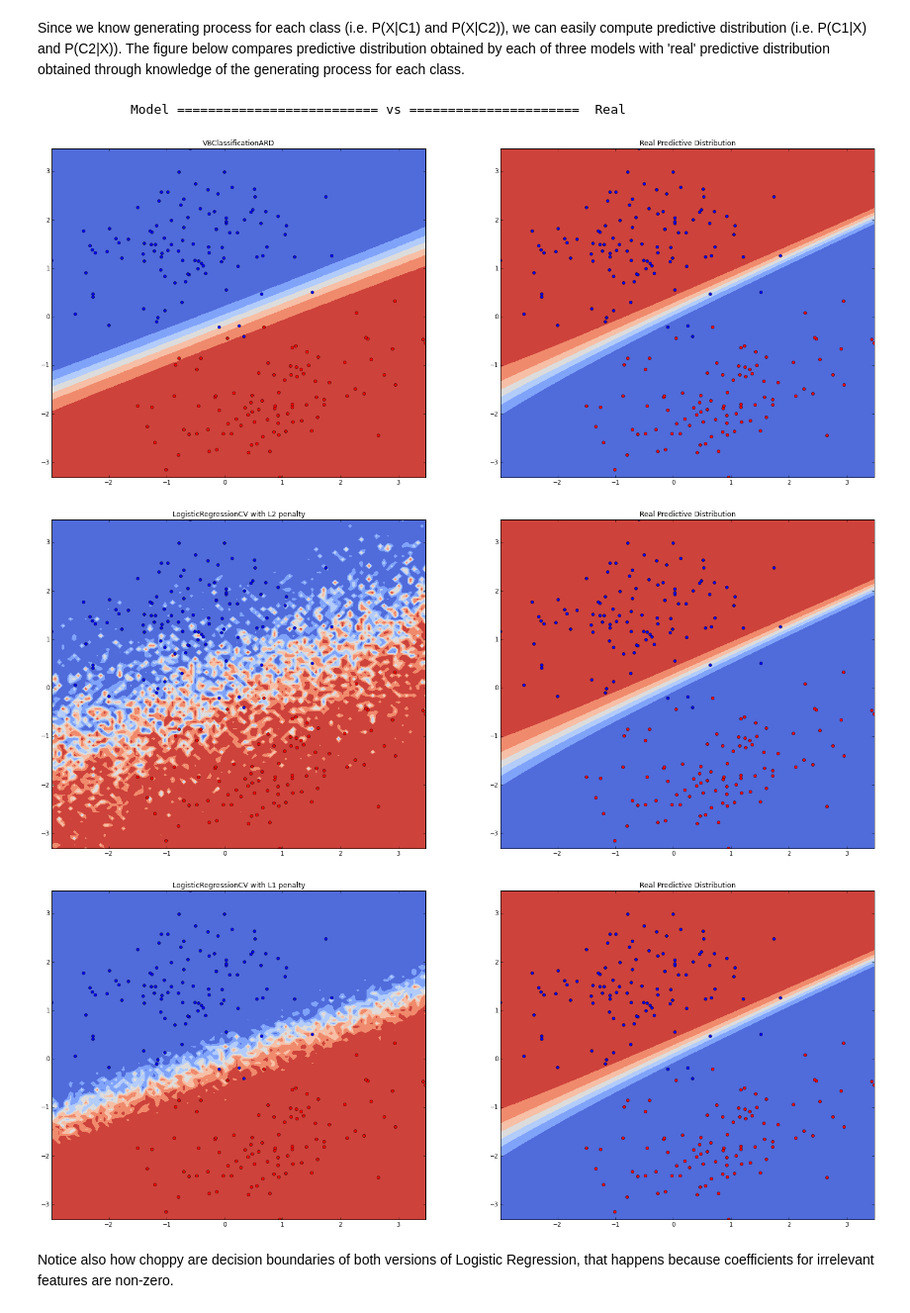
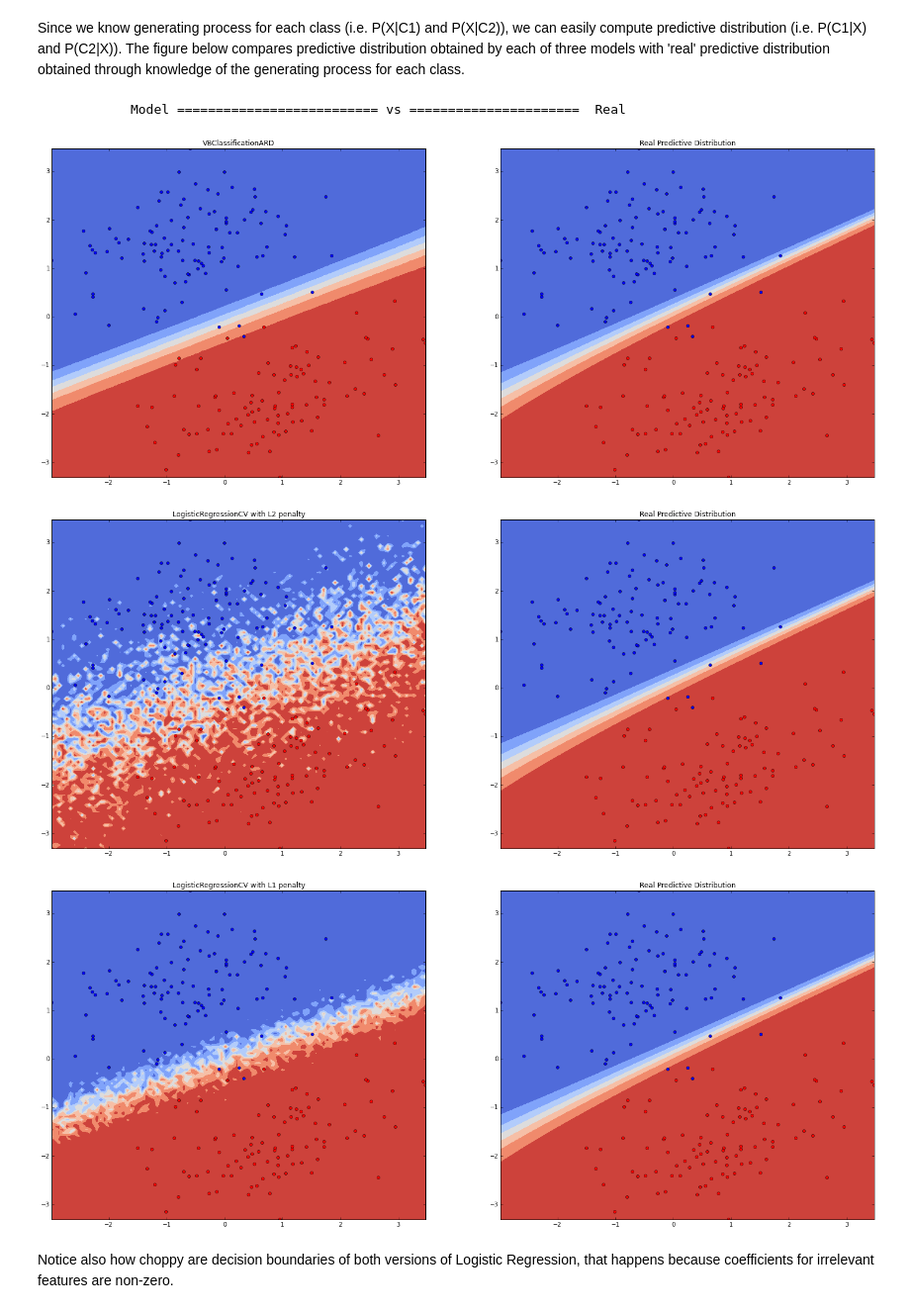
Before and after one commit to AmazaspShumik/sklearn-bayes, a Jupyter notebook: ipython_notebooks_tutorials/rvm_ard/vbard_classification.ipynb, the cells around one changed output. Shown at 99% size. Cells and saved outputs as stored; diff of their text form; code cells hidden in the pictures.

```diff
--- a/ipython_notebooks_tutorials/rvm_ard/vbard_classification.ipynb
+++ b/ipython_notebooks_tutorials/rvm_ard/vbard_classification.ipynb
@@ -194,36 +194,36 @@ vblr_grid    = vblr.predict_proba(Xg)[:,1]
 lrcv_l2_grid = lrcv_l2.predict_proba(Xg)[:,1]
 lrcv_l1_grid = lrcv_l1.predict_proba(Xg)[:,1]
 
 # compute 'real' predictive distribution
 def real_posterior(x,mu1,mu2,cov1,cov2,prior1=0.5, prior2=0.5):
     lpf1 = mvn.logpdf(x,mu1,cov1) + np.log(prior1)
     lpf2 = mvn.logpdf(x,mu2,cov2) + np.log(prior2)
     log_prob = np.logaddexp(lpf1,lpf2)
-    return np.exp(lpf1 - log_prob)
+    return 1 - np.exp(lpf1 - log_prob)
 rp = real_posterior(Xg[:,0:2], mean1, mean2, cov1, cov2)
 
 # plot data
 titles = ["VBClassificationARD","LogisticRegressionCV with L2 penalty",
           "LogisticRegressionCV with L1 penalty"]
 models  = [vblr_grid,lrcv_l2_grid,lrcv_l1_grid]
 
 print "            Model ========================== vs ======================  Real  "
 
 for title,model in zip(titles,models):
     fig, axarr = plt.subplots(nrows=1, ncols=2, figsize = (25,10))
     axarr[0].contourf(X1,X2,np.reshape(model,(n_grid,n_grid)),cmap=cm.coolwarm)
     axarr[1].contourf(X1,X2,np.reshape(rp,(n_grid,n_grid)),cmap=cm.coolwarm)
     axarr[0].plot(x[y==0,0],x[y==0,1],"bo", markersize = 5)
     axarr[1].plot(x[y==0,0],x[y==0,1],"bo", markersize = 5)
     axarr[0].plot(x[y==1,0],x[y==1,1],"ro", markersize = 5)
     axarr[1].plot(x[y==1,0],x[y==1,1],"ro", markersize = 5)
     axarr[0].set_title(title)
     axarr[1].set_title("Real Predictive Distribution")
     plt.show()
 # %% [output]
             Model ========================== vs ======================  Real
-[figure, old version]
+[figure, new version]
-[figure, old version]
+[figure, new version]
-[figure, old version]
+[figure, new version]
 # %% [markdown]
 Notice also how choppy are decision boundaries of both versions of Logistic Regression, that happens because coefficients for irrelevant features are non-zero.
```
Also changed, not shown: parts of 2 cells of this notebook.
